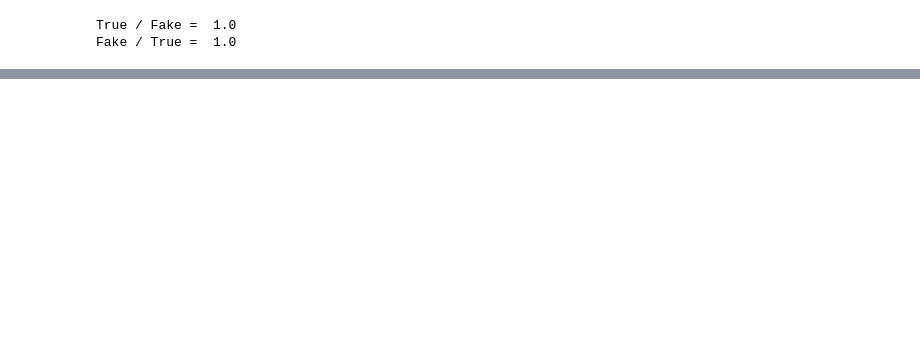
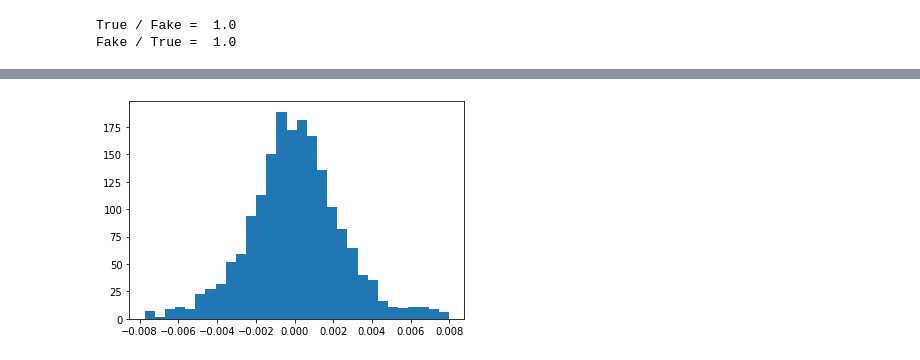
Before and after one commit to kamileo96/GNN-Tracking, a Jupyter notebook: GNN_muonE_glued_fit.ipynb, the cells around one changed output, grey strips where cells are left out. Saved outputs shown, nothing was run; the diff lists cells and outputs as text; code cells hidden in the pictures; blank space fills up the shorter version.

```diff
--- a/GNN_muonE_glued_fit.ipynb
+++ b/GNN_muonE_glued_fit.ipynb
@@ -1216,0 +1268,4 @@ nevent 975
+# %%
+PullPlot(recon_e, true_e)
+# %% [output]
+[figure, added]
```
Also changed, not shown: parts of 21 cells of this notebook.
